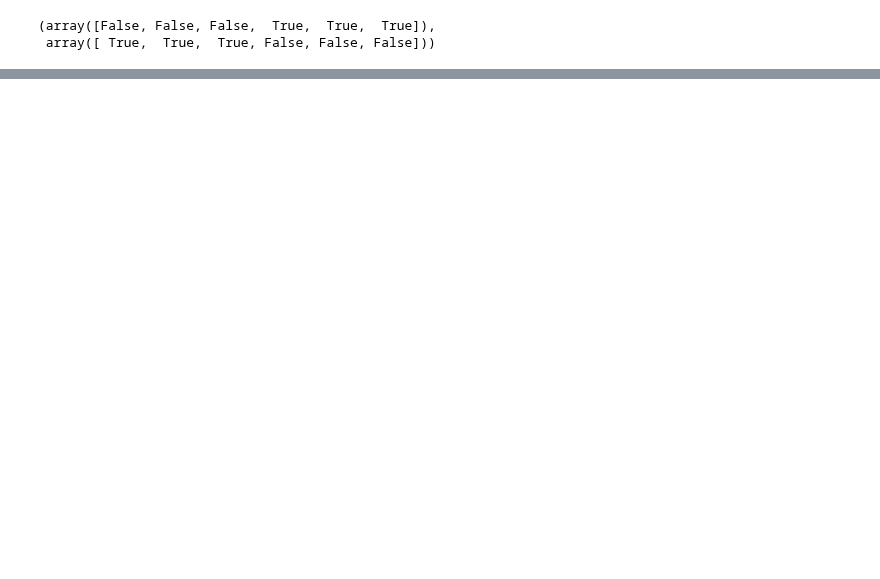
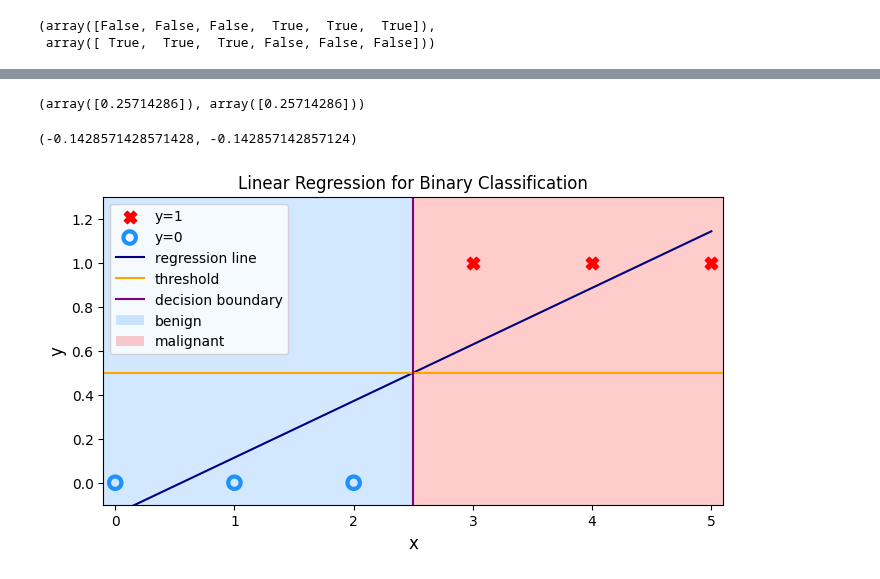
Before and after one commit to PaulToronto/Stanford-Andrew-Ng-Machine-Learning-Specialization, a Jupyter notebook: 1_3_1_1_Lab_Classification.ipynb, the cells around one changed output, grey strips where cells are left out. Drawn from its saved outputs; the diff is of its cells as text; code cells hidden in the pictures; blank space fills up the shorter version.

```diff
--- a/1_3_1_1_Lab_Classification.ipynb
+++ b/1_3_1_1_Lab_Classification.ipynb
@@ -348,0 +45,6 @@ class plt_one_addpt_onclick:
+# %%
+model1 = LinearRegression()
+model1.fit(x_train1, y_train1)
+w_best1 = model1.coef_
+b_best1 = model1.intercept_
+w_best1, b_best1
@@ -446,5 +148,0 @@ One option to improve the results is to apply a *threshold*.
-# %%
-w_in = np.zeros((1))
-b_in = 0
-plt.close('all')
-addpt = plt_one_addpt_onclick( x_train,y_train, w_in, b_in, logistic=False)
@@ -454,0 +258,5 @@ The example above demonstrates that the linear model is insufficient to model ca
+# %%
+w_out1, b_out1, hist1 = run_gradient_descent(x_train1,
+                                             y_train1,
+                                             alpha=1e-1,
+                                             iterations=1000)
@@ -454,0 +274,51 @@ The example above demonstrates that the linear model is insufficient to model ca
+# %%
+w_best1, w_out1 # close
+# %% [output]
+(array([0.25714286]), array([0.25714286]))
+# %%
+b_best1, b_out1
+# %% [output]
+(-0.1428571428571428, -0.142857142857124)
+# %%
+# plot data points
+xmin = -0.1
+xmax = 5.1
+ymin = -0.1
+ymax = 1.3
+
+plt.figure(figsize=(8, 4))
+plt.scatter(x_train1[pos1], y_train1[pos1],
+              marker='X', s=80, c='red', label='y=1')
+plt.scatter(x_train1[neg1], y_train1[neg1],
+            marker='o', s=80, label='y=0', facecolors='none',
+            edgecolor='dodgerblue', lw=3)
+
+# plot regression line
+regression_line = x_train1 @ w_out1 + b_out1
+plt.plot(x_train1, regression_line, c='navy', label='regression line')
+
+# plot threshold
+plt.axhline(0.5, c='orange', label='threshold')
+
+# decision boundary
+decision_boundary = (0.5 - b_out1) / w_out1[0]
+plt.axvline(decision_boundary, c='purple', label='decision boundary')
+plt.fill_betweenx((ymin, ymax),
+                  xmin, decision_boundary,
+                  facecolor='dodgerblue',
+                  alpha=0.2, label='benign')
+plt.fill_betweenx((ymin, ymax),
+                  decision_boundary, xmax,
+                  facecolor='red',
+                  alpha=0.2, label='malignant')
+
+plt.xlim(xmin, xmax)
+plt.ylim(ymin, ymax)
+plt.xlabel('x', fontsize=12)
+plt.ylabel('y', fontsize=12)
+plt.title('Linear Regression for Binary Classification')
+plt.legend()
+
+plt.show()
+# %% [output]
+[figure, added]
```
Also changed, not shown: parts of 46 cells of this notebook.
